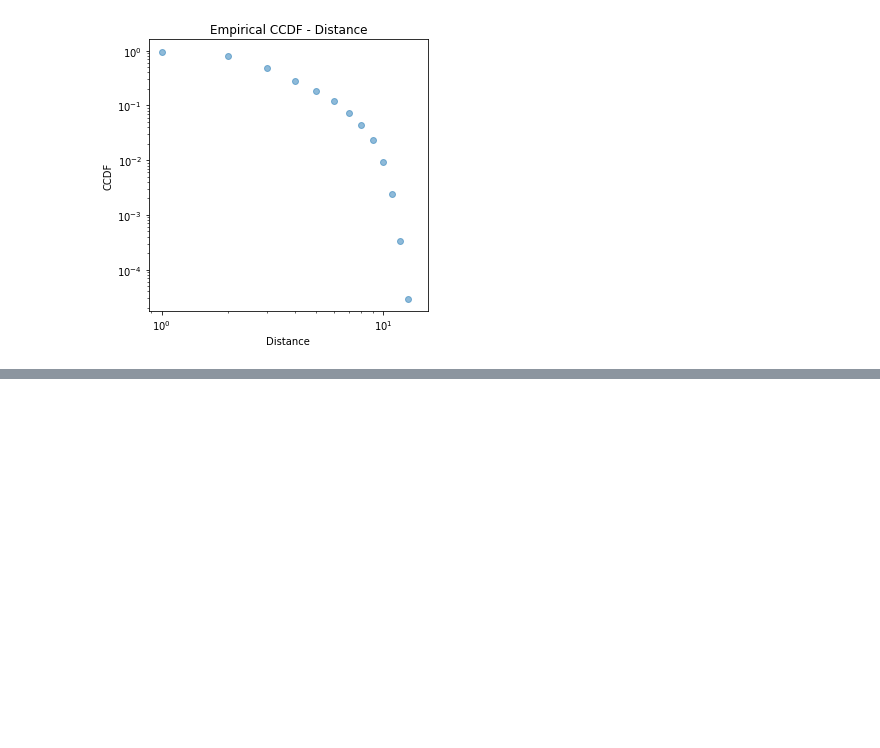
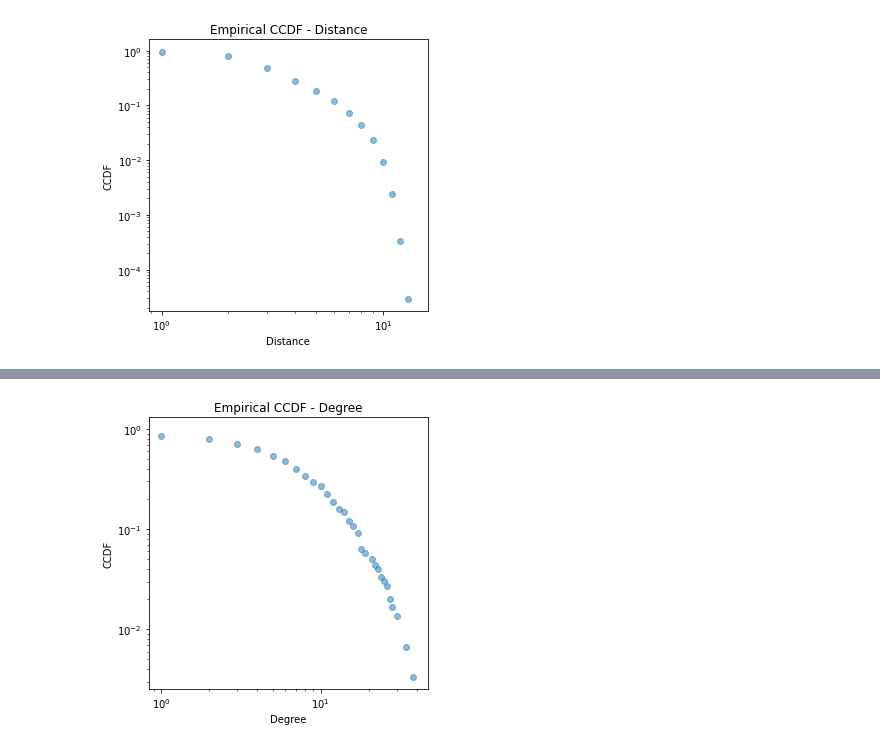
Before and after one commit to rodrigohaddad/Complex-Networks, a Jupyter notebook: t1/celegans_caracterization.ipynb, the cells around one changed output, grey strips where cells are left out. Drawn from its saved outputs; the diff is of its cells as text; code cells hidden in the pictures; blank space fills up the shorter version.

```diff
--- a/t1/celegans_caracterization.ipynb
+++ b/t1/celegans_caracterization.ipynb
@@ -240,3 +290,19 @@ plt.show()
+# %%
+# CCDF OUT
+cdf_g_out = f_k_g_out.cumsum()/f_k_g_out.sum()
+ccdf_g_out = 1-cdf_g_out
+
+plt.figure(figsize=(5,5))
+plt.scatter(x_g_out, ccdf_g_out, alpha=0.5)
+plt.title('Empirical CCDF - Degree')
+plt.xscale('log')
+plt.yscale('log')
+plt.xlabel('Degree')
+plt.ylabel('CCDF')
+
+plt.show()
+# %% [output]
+[figure, added]
 # %%
 np.savetxt('data/celegans-dista-x.txt', x, delimiter=',', fmt='%d')
 np.savetxt('data/celegans-dista-pdf.txt', pdf, delimiter=',', fmt='%f')
```
Also changed, not shown: parts of 6 cells of this notebook, 4 other files.
